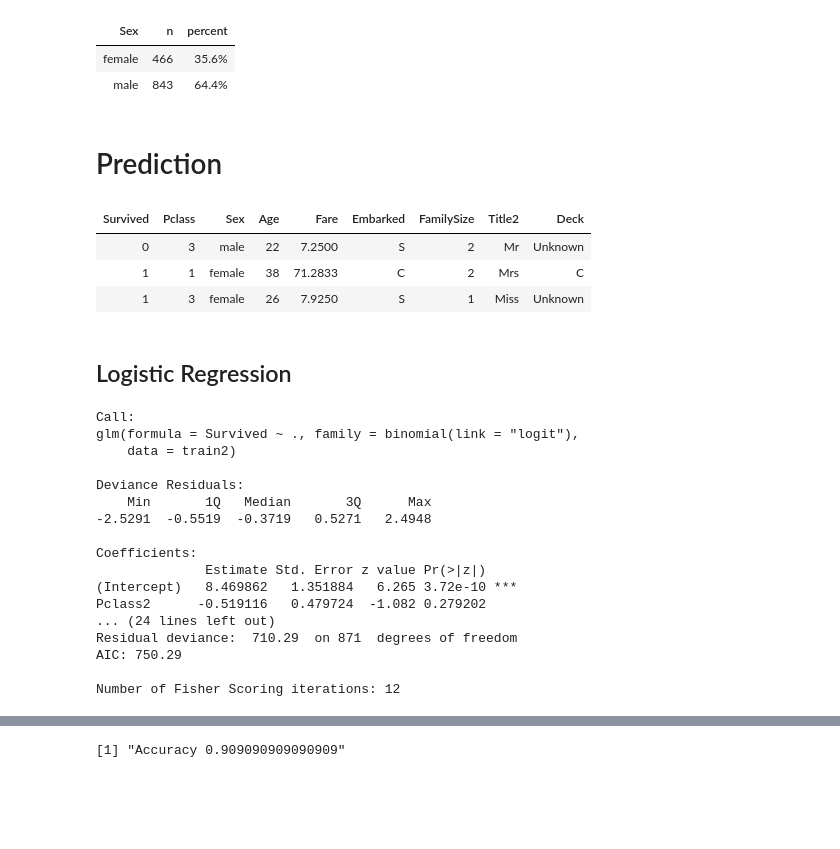
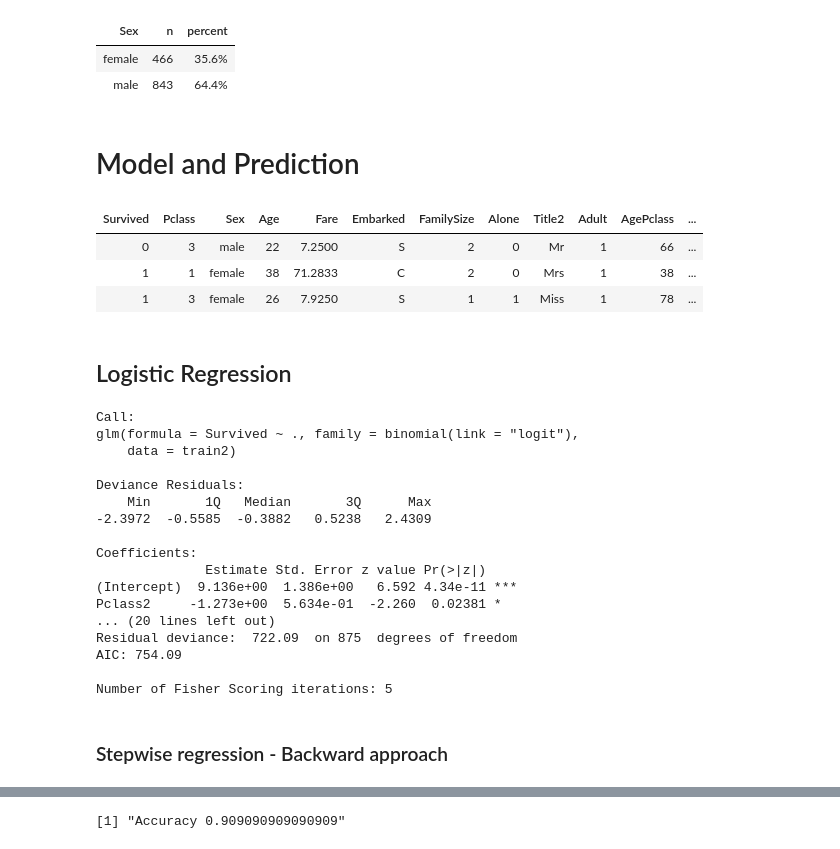
Before and after one commit to wesleygalvao/My-Kaggle-Kernels, a Jupyter notebook: 01 - Titanic/Survivors Classification on Titanic using - R.ipynb, the cells around one changed output, grey strips where cells are left out. Drawn from its saved outputs; the diff is of its cells as text; code cells hidden in the pictures; blank space fills up the shorter version.

```diff
--- a/01 - Titanic/Survivors Classification on Titanic using - R.ipynb
+++ b/01 - Titanic/Survivors Classification on Titanic using - R.ipynb
@@ -398,0 +472,12 @@ titanic_data$Embarked[ids_embarked_na] <- 'C'
+# %%
+# Replace the Deck missing values with the Deck with the most occuring value
+for(i in 1:dim(titanic_data)[1]){
+    if(is.na(titanic_data$Deck[i]) && titanic_data$Pclass[i] == 2){
+        if(titanic_data$Fare[i] >= 0 && titanic_data$Fare[i] < 11.42500)
+            titanic_data$Deck[i] <- 'E'
+        if(titanic_data$Fare[i] >= 11.42500 && titanic_data$Fare[i] < 13.39585)
+            titanic_data$Deck[i] <- 'D'
+        if(titanic_data$Fare[i] >= 13.39585)
+            titanic_data$Deck[i] <- 'F'
+    }
+}
@@ -398,0 +497,12 @@ titanic_data$Embarked[ids_embarked_na] <- 'C'
+# %%
+# Replace the Deck missing values with the Deck with the most occuring value
+for(i in 1:dim(titanic_data)[1]){
+    if(is.na(titanic_data$Deck[i]) && titanic_data$Pclass[i] == 3){
+        if(titanic_data$Fare[i] >= 0 && titanic_data$Fare[i] < 7.650)
+            titanic_data$Deck[i] <- 'F'
+        if(titanic_data$Fare[i] >= 7.650  && titanic_data$Fare[i] < 12.475)
+            titanic_data$Deck[i] <- 'E'
+        if(titanic_data$Fare[i] >= 12.475)
+            titanic_data$Deck[i] <- 'G'
+    }
+}
@@ -398,0 +511,2 @@ titanic_data$Embarked[ids_embarked_na] <- 'C'
+# %%
+titanic_data$AgePclass <- titanic_data$Age*titanic_data$Pclass
@@ -399,3 +515,5 @@ titanic_data$Embarked[ids_embarked_na] <- 'C'
+# %%
+titanic_data$FareFsize <- titanic_data$Fare*titanic_data$FamilySize
 # %%
 #Check for missing values by feature
 sapply(titanic_data, function(x) sum(is.na(x)))
@@ -421,23 +544,26 @@ titanic_data %>%
 # %% [markdown]
-# Prediction
+# Model and Prediction
 # %%
 # Create a subset with only the insteresting features
-titanic_data_sub <- subset(titanic_data, select = c(2,3,5,6,10,12,13,15,16))
+titanic_data_sub <- subset(titanic_data, select = c(2,3,5,6,10,12,13,14,16,17,19,20))
+
 
 # Convert the categorical features to factor
 titanic_data_sub$Survived <- as.factor(titanic_data_sub$Survived)
 titanic_data_sub$Pclass <- as.factor(titanic_data_sub$Pclass)
 titanic_data_sub$Sex <- as.factor(titanic_data_sub$Sex)
 titanic_data_sub$Embarked <- as.factor(titanic_data_sub$Embarked)
+titanic_data_sub$Alone <- as.factor(titanic_data_sub$Alone)
 titanic_data_sub$Title2 <- as.factor(titanic_data_sub$Title2)
-titanic_data_sub$Deck <- as.factor(titanic_data_sub$Deck)
+titanic_data_sub$Adult <- as.factor(titanic_data_sub$Adult)
+
 # Show the chosen features
 head(titanic_data_sub,3)
 # %% [output]
-| Survived | Pclass | Sex | Age | Fare | Embarked | FamilySize | Title2 | Deck |
-| 0 | 3 | male | 22 | 7.2500 | S | 2 | Mr | Unknown |
-| 1 | 1 | female | 38 | 71.2833 | C | 2 | Mrs | C |
-| 1 | 3 | female | 26 | 7.9250 | S | 1 | Miss | Unknown |
+| Survived | Pclass | Sex | Age | Fare | Embarked | FamilySize | Alone | Title2 | Adult | AgePclass | ... |
+| 0 | 3 | male | 22 | 7.2500 | S | 2 | 0 | Mr | 1 | 66 | ... |
+| 1 | 1 | female | 38 | 71.2833 | C | 2 | 0 | Mrs | 1 | 38 | ... |
+| 1 | 3 | female | 26 | 7.9250 | S | 1 | 1 | Miss | 1 | 78 | ... |
 # %%
 # Split the subset into a train and a test subset
 train2 <- titanic_data_sub[1:891,]
@@ -447,6 +573,7 @@ test2 <- titanic_data_sub[892:1309,]
 # %%
 # Create a fitted model
 fitted_model <- glm(Survived ~.,family=binomial(link='logit'), data=train2)
+fitted_model2 <- glm(Survived~Sex+Title2+AgePclass+FareFsize,family=binomial(link='logit'), data=train2)
 summary(fitted_model)
 # %% [output]
 Call:
@@ -455,17 +582,19 @@ glm(formula = Survived ~ ., family = binomial(link = "logit"),
 
 Deviance Residuals:
     Min       1Q   Median       3Q      Max
--2.5291  -0.5519  -0.3719   0.5271   2.4948
+-2.3972  -0.5585  -0.3882   0.5238   2.4309
 
 Coefficients:
               Estimate Std. Error z value Pr(>|z|)
-(Intercept)   8.469862   1.351884   6.265 3.72e-10 ***
-Pclass2      -0.519116   0.479724  -1.082 0.279202
-... (24 lines left out)
-Residual deviance:  710.29  on 871  degrees of freedom
-AIC: 750.29
+(Intercept)  9.136e+00  1.386e+00   6.592 4.34e-11 ***
+Pclass2     -1.273e+00  5.634e-01  -2.260  0.02381 *
+... (20 lines left out)
+Residual deviance:  722.09  on 875  degrees of freedom
+AIC: 754.09
 
-Number of Fisher Scoring iterations: 12
+Number of Fisher Scoring iterations: 5
+# %% [markdown]
+### Stepwise regression - Backward approach
 # %%
 # Perform a stepwise regression with Backwards elimination approach to find the parsimonious model
 backward_model1 <- stepAIC(fitted_model, direction = "backward",
```
Also changed, not shown: parts of 31 cells of this notebook, 3 other files.
